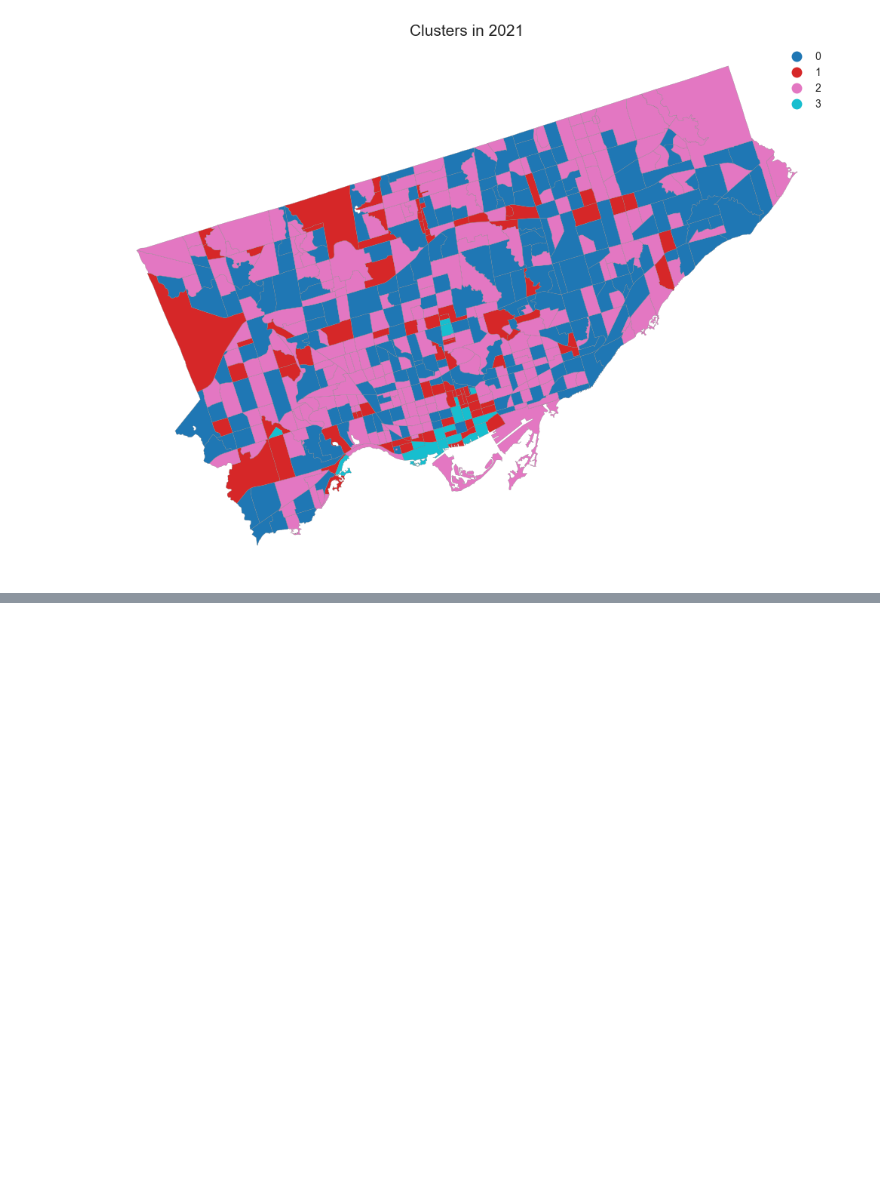
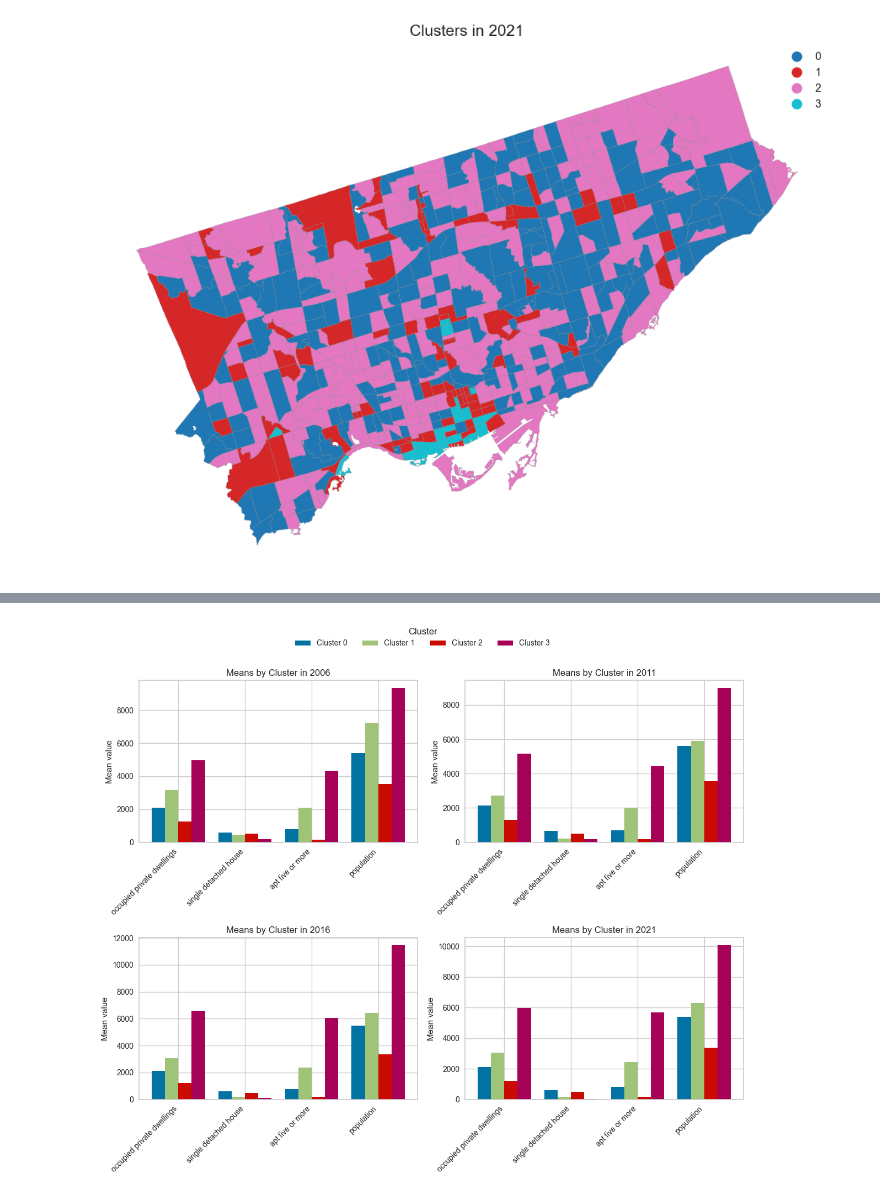
Before and after one commit to ecorbin567/piccard2, a Jupyter notebook: docs/abdulmohseen_experiments.ipynb, the cells around one changed output, grey strips where cells are left out. Saved outputs shown, nothing was run; the diff lists cells and outputs as text; code cells hidden in the pictures; blank space fills up the shorter version.

```diff
--- a/docs/abdulmohseen_experiments.ipynb
+++ b/docs/abdulmohseen_experiments.ipynb
@@ -223,13 +226,3 @@ for year in ['2006', '2011', '2016', '2021']:
 [figure]
 [figure]
 [figure]
-# %%
-# list out all twelve of your variables
-cols = [
-    'shape area', 'population'
-]
-for year in years:
-    prepared_cols = [f'{col}_{year}' for col in cols]
-    means_per_cluster = network_table.groupby(f'cluster_assignment_{year}')[prepared_cols].mean()
-
-    print(means_per_cluster.T)
@@ -596,0 +229,26 @@ radar_chart_all_clusters(2021)
+# %%
+def compute_means_all(
+    network_table: pd.DataFrame,
+    years: list,
+    base_cols: list,
+    cluster_prefix: str = 'cluster_assignment'
+) -> pd.DataFrame:
+    """
+    Compute mean values of base_cols per cluster for each year,
+    and concatenate into a MultiIndex DataFrame (variable, year).
+    """
+    dfs = {}
+    for year in years:
+        col_names = [f'{col}_{year}' for col in base_cols]
+        df_year = (
+            network_table
+            .groupby(f'{cluster_prefix}_{year}')[col_names]
+            .mean()
+            .rename(columns={f'{col}_{year}': col for col in base_cols})
+        )
+        dfs[year] = df_year
+
+    means_all = pd.concat(dfs, axis=1)
+    means_all = means_all.swaplevel(0, 1, axis=1).sort_index(axis=1)
+    return means_all
+print(compute_means_all(network_table, ['2006', '2011', '2016', '2021'],['shape area', 'population']).T)
@@ -596,0 +382,4 @@ radar_chart_all_clusters(2021)
+# %%
+plot_bar_means(means_all,years,['occupied_private_dwellings', 'single_detached_house', 'apt_five_or_more','population']).show()
+# %% [output]
+[figure, added]
```
Also changed, not shown: parts of 20 cells of this notebook.
